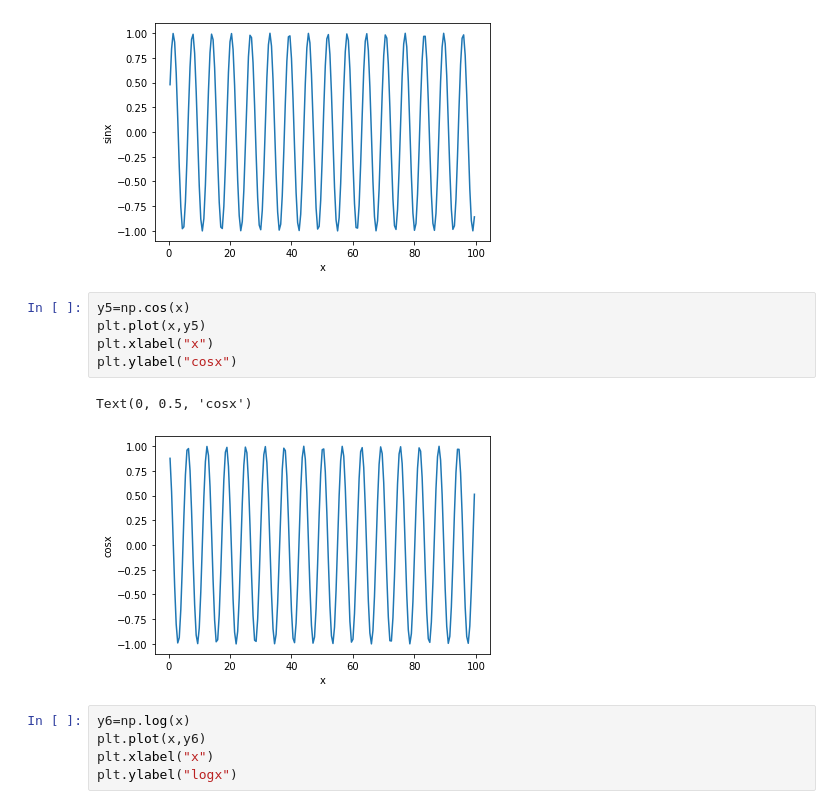
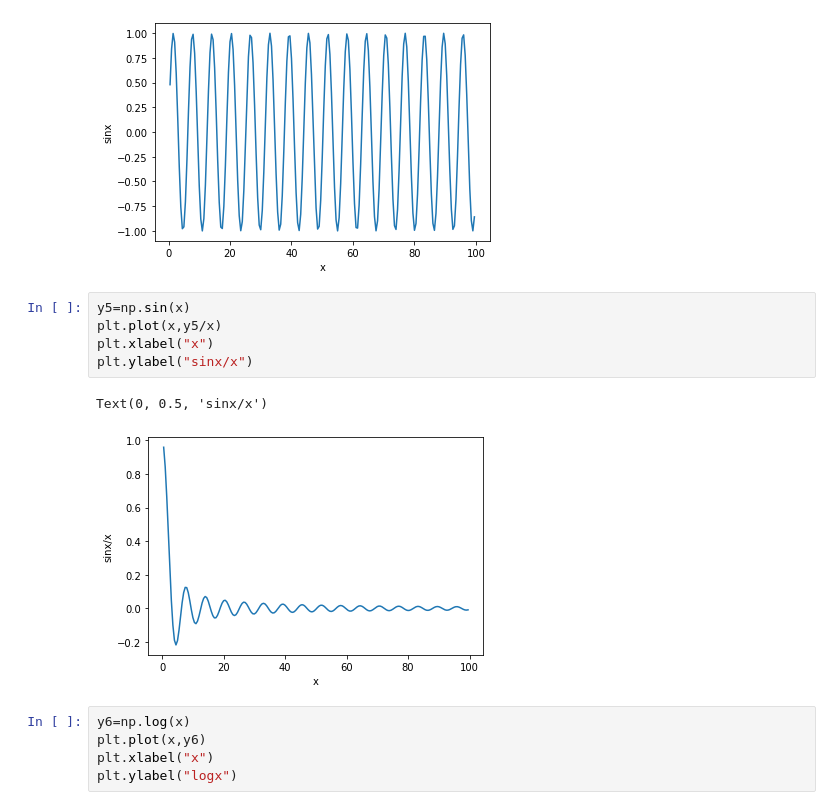
Before and after one commit to SachinJalan/ES654_TakeHomeAssignment, a Jupyter notebook: ES654PrereqExam (1).ipynb, the cells around one changed output. Drawn from its saved outputs; the diff is of its cells as text.

```diff
--- a/ES654PrereqExam (1).ipynb
+++ b/ES654PrereqExam (1).ipynb
@@ -273,13 +274,13 @@ plt.ylabel("sinx")
 Text(0, 0.5, 'sinx')
 [figure]
 # %%
-y5=np.cos(x)
-plt.plot(x,y5)
+y5=np.sin(x)
+plt.plot(x,y5/x)
 plt.xlabel("x")
-plt.ylabel("cosx")
+plt.ylabel("sinx/x")
 # %% [output]
-Text(0, 0.5, 'cosx')
+Text(0, 0.5, 'sinx/x')
-[figure, old version]
+[figure, new version]
 # %%
 y6=np.log(x)
 plt.plot(x,y6)
```
Also changed, not shown: parts of 1 cell of this notebook.
